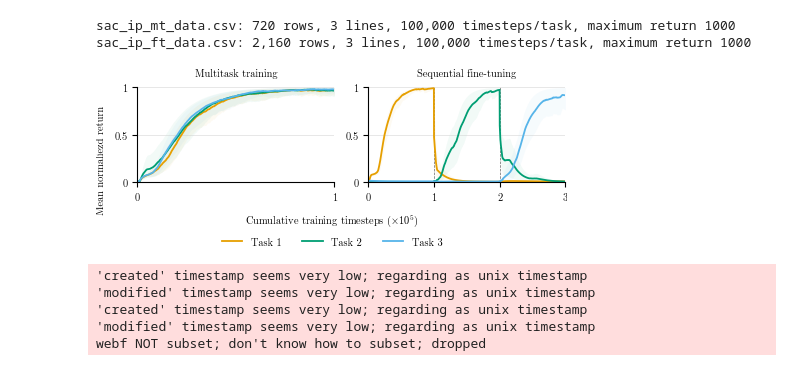
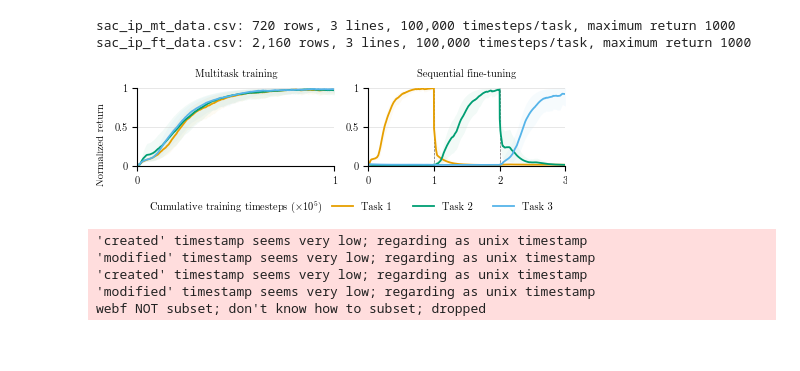
Before and after one commit to sebapusch/stability-gap-drl, a Jupyter notebook: scripts/multitask_vs_finetune.ipynb, the cells around one changed output. Cells and saved outputs as stored; diff of their text form; code cells hidden in the pictures.

Commit message:
update plots and readme

```diff
--- a/scripts/multitask_vs_finetune.ipynb
+++ b/scripts/multitask_vs_finetune.ipynb
@@ -18,7 +18,7 @@ import importlib
 from scripts import plot_style
 importlib.reload(plot_style)
 from scripts.plot_style import (
-    apply_style, figure_size, export_figure, bottom_legend, FONT_SIZE, STROKES,
+    apply_style, figure_size, export_figure, bottom_legend, COMPARISON_LEGEND_PLACEMENT, FONT_SIZE, STROKES,
 )
 apply_style()
 
@@ -46,7 +46,7 @@ PLOTS = [
 ]
 
 X_LABEL = r"Cumulative training timesteps ($\times 10^5$)"
-Y_LABEL = "Mean normalized return"
+Y_LABEL = "Normalized return"
 OUT = PROJECT_ROOT / "output/plots/notebook"
 OUTPUT_STEM = "mt_vs_ft_side_by_side"
 SAVE = True
@@ -115,7 +115,7 @@ def format_timestep(value, _position):
 
 def plot_aggregate_curves(plot_data):
     fig, axes = plt.subplots(
-        1, 2, figsize=figure_size("comparison"), squeeze=False, layout="constrained",
+        1, 2, figsize=figure_size(3.0), squeeze=False, layout="constrained",
     )
     color_ix = 0
     for grid_index, (ax, (title, panel, line_column, timesteps_per_task, plot_color, max_return)) in enumerate(
@@ -127,9 +127,6 @@ def plot_aggregate_curves(plot_data):
         if len(metrics) != 1:
             raise ValueError(f"Grid position {grid_index + 1} must have one aggregation: {metrics}")
         ax.set_title(title, pad=8)
-
-
-
 
 
         lines = list(panel.groupby(line_column, sort=False))
@@ -151,35 +148,36 @@ def plot_aggregate_curves(plot_data):
             x = line["timestep"].to_numpy(dtype=float)
             center = line["center"].to_numpy(dtype=float) / max_return
             lower = line["lower"].to_numpy(dtype=float) / max_return
             upper = line["upper"].to_numpy(dtype=float) / max_return
             ax.plot(x, center, color=color, label=display_label)
             ax.fill_between(x, lower, upper, color=color, alpha=0.05, linewidth=STROKES["band_edge"])
 
         xmax = float(panel["timestep"].max())
         ax.set_xlim(0, xmax)
         ax.set_ylim(0, 1)
         ax.set_yticks([0, 0.5, 1], labels=["0", "0.5", "1"])
         task_boundaries = np.arange(0, xmax + 1, timesteps_per_task)
         ax.set_xticks(task_boundaries)
         for boundary in task_boundaries[1:]:
             if boundary < xmax:
                 ax.axvline(boundary, color="0.4", linewidth=STROKES["task_boundary"], linestyle="--", zorder=0)
         ax.xaxis.set_major_formatter(FuncFormatter(format_timestep))
         ax.grid(axis="y", color="0.8", alpha=0.65)
         ax.spines[["top", "right"]].set_visible(False)
         handles, labels = ax.get_legend_handles_labels()
 
 
     fig.supxlabel(X_LABEL)
-    bottom_legend(fig, handles, labels, ncol=3)
+    bottom_legend(fig, handles, labels, ncol=3,
+                  placement=COMPARISON_LEGEND_PLACEMENT)
 
     fig.supylabel(Y_LABEL)
     return fig
 
 fig = plot_aggregate_curves(plot_data)
 plt.show()
 # %% [output]
-[figure, old version]
+[figure, new version]
 # %%
 if SAVE:
     OUT.mkdir(parents=True, exist_ok=True)
```
Also changed, not shown: 10 other files.
